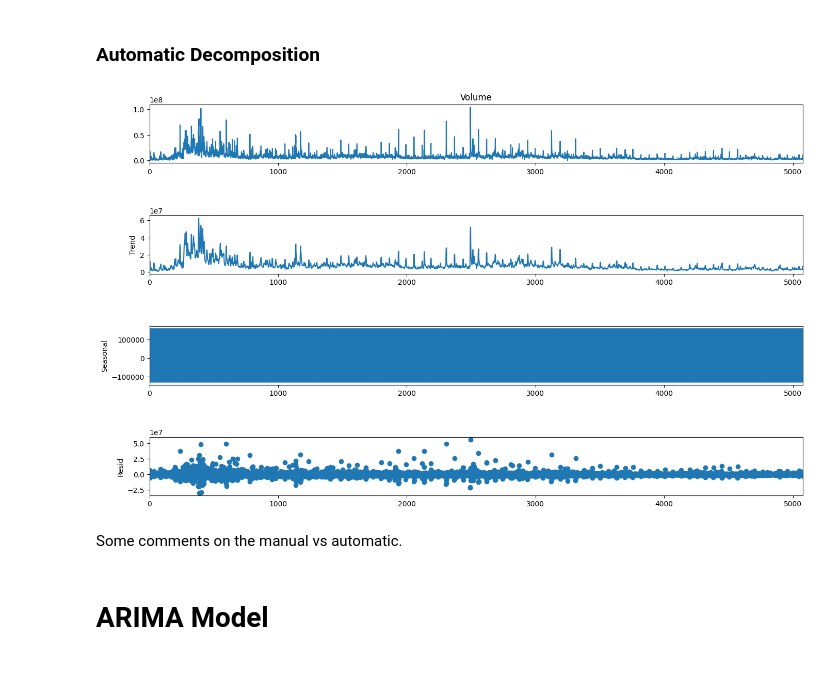
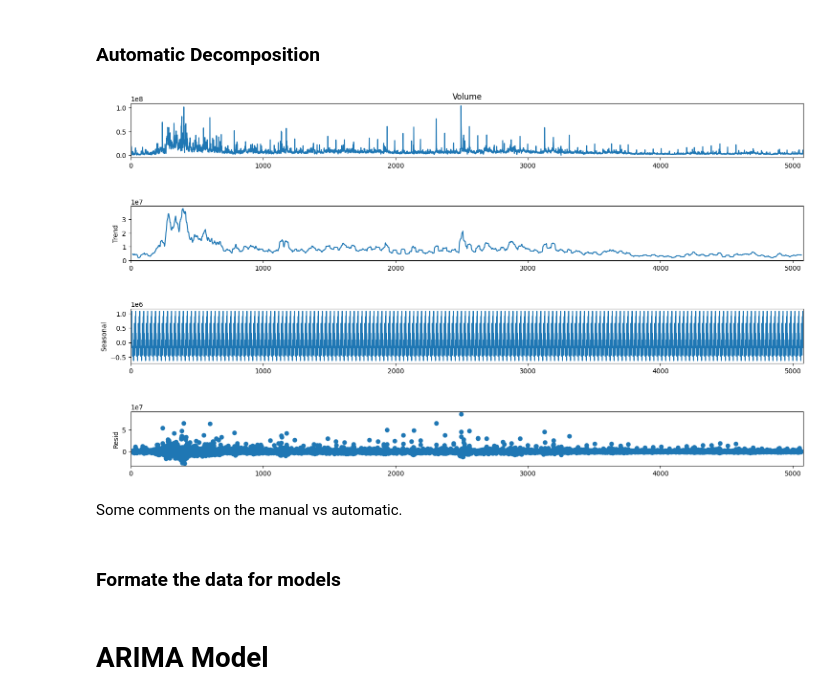
Before and after one commit to benisrael29/DATA2001, a Jupyter notebook: main/assingments/A3/A3.ipynb, the cells around one changed output. Saved outputs shown, nothing was run; the diff lists cells and outputs as text; code cells hidden in the pictures; blank space fills up the shorter version.

```diff
--- a/main/assingments/A3/A3.ipynb
+++ b/main/assingments/A3/A3.ipynb
@@ -152,10 +130,12 @@ plt.show()
 # %%
 from statsmodels.tsa.seasonal import seasonal_decompose
 
-str_res = seasonal_decompose(train['Volume'],period = 5)
+str_res = seasonal_decompose(train['Volume'],period = 30)
 fig = str_res.plot()
 fig.set_size_inches((16, 9))
 # %% [output]
-[figure, old version]
+[figure, new version]
 # %% [markdown]
 Some comments on the manual vs automatic.
+# %% [markdown]
+### Formate the data for models
```
Also changed, not shown: parts of 24 cells of this notebook, 1 other file.
